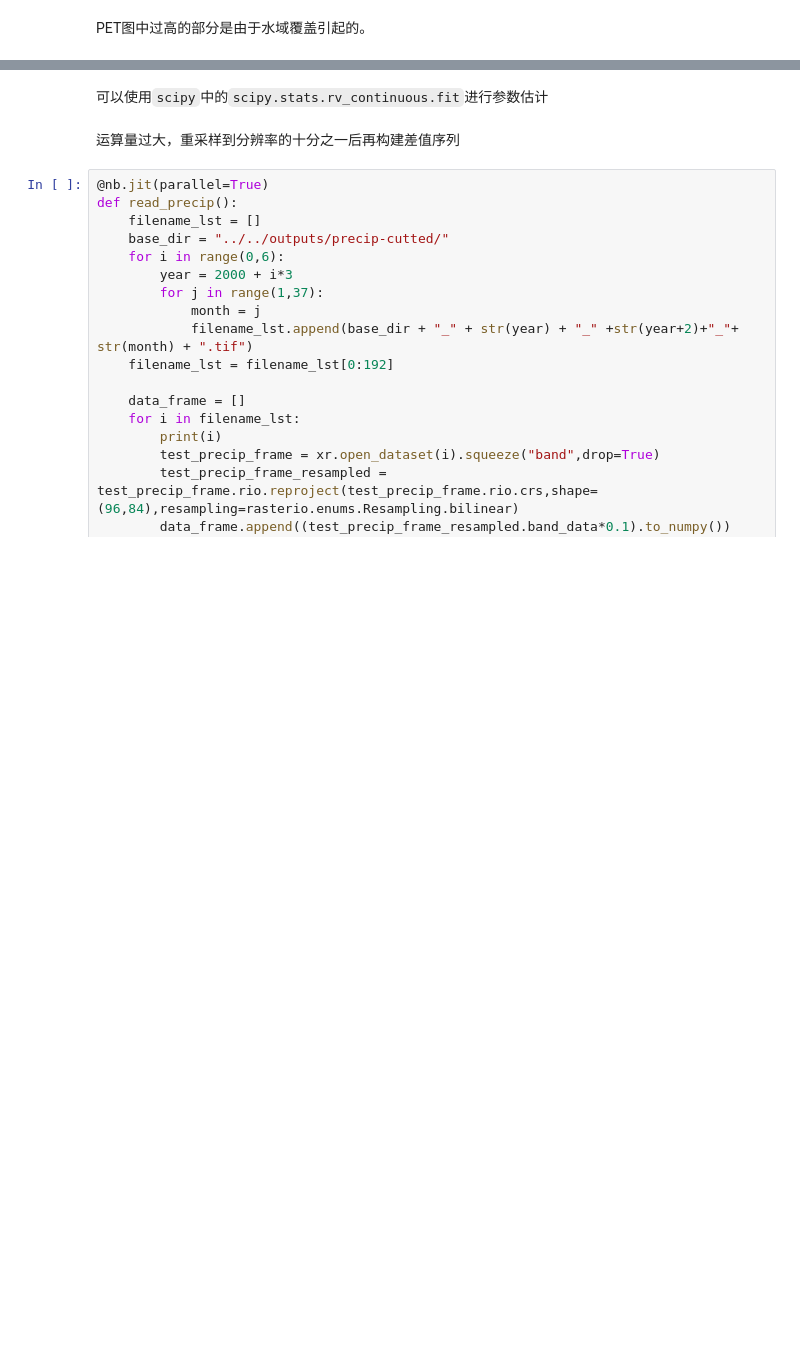
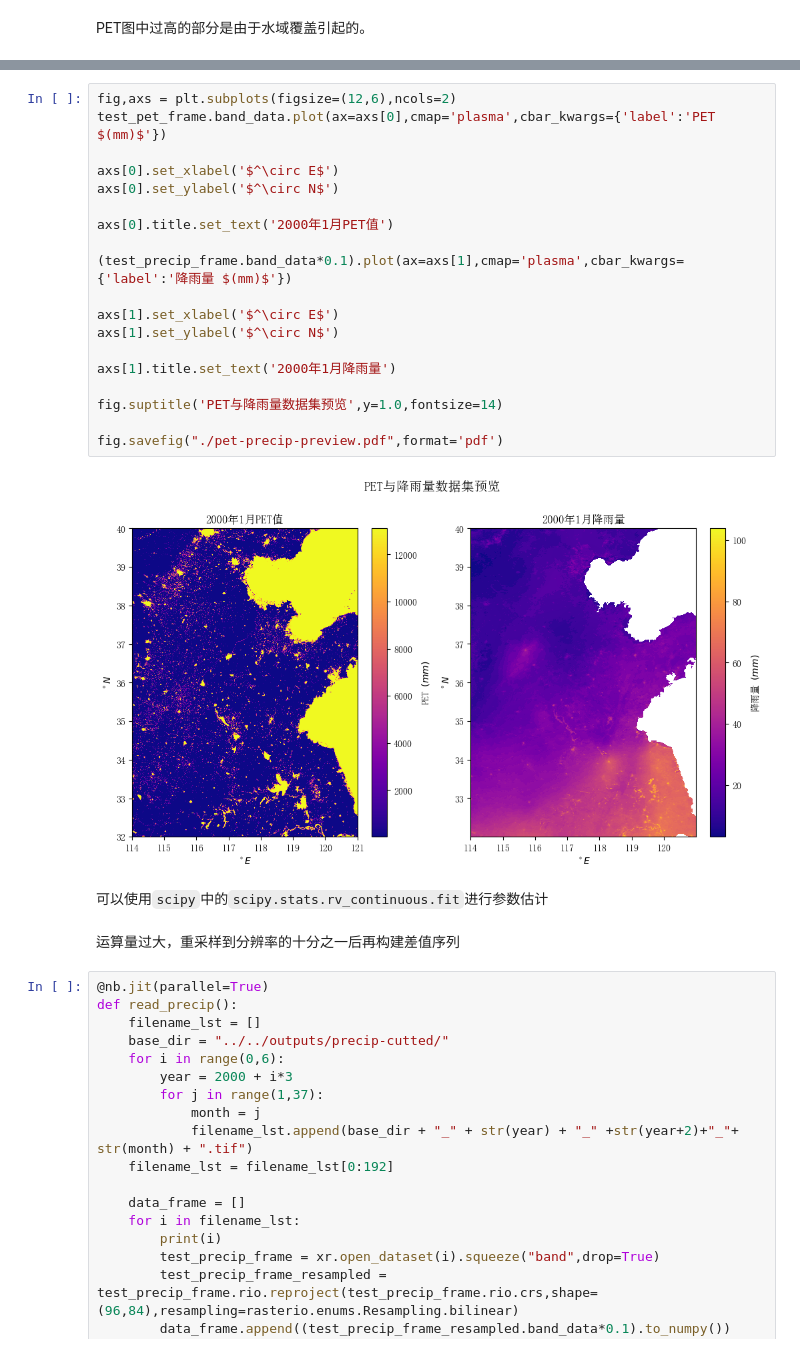
Before and after one commit to zyzh2002/risk_evaluation, a Jupyter notebook: scripts/calc/SPEI/calcSPEI.ipynb, the cells around one changed output, grey strips where cells are left out. Cells and saved outputs as stored; diff of their text form; blank space fills up the shorter version.

```diff
--- a/scripts/calc/SPEI/calcSPEI.ipynb
+++ b/scripts/calc/SPEI/calcSPEI.ipynb
@@ -93,3 +107,24 @@ PET图中过高的部分是由于水域覆盖引起的。
+# %%
+fig,axs = plt.subplots(figsize=(12,6),ncols=2)
+test_pet_frame.band_data.plot(ax=axs[0],cmap='plasma',cbar_kwargs={'label':'PET $(mm)$'})
+
+axs[0].set_xlabel('$^\circ E$')
+axs[0].set_ylabel('$^\circ N$')
+
+axs[0].title.set_text('2000年1月PET值')
+
+(test_precip_frame.band_data*0.1).plot(ax=axs[1],cmap='plasma',cbar_kwargs={'label':'降雨量 $(mm)$'})
+
+axs[1].set_xlabel('$^\circ E$')
+axs[1].set_ylabel('$^\circ N$')
+
+axs[1].title.set_text('2000年1月降雨量')
+
+fig.suptitle('PET与降雨量数据集预览',y=1.0,fontsize=14)
+
+fig.savefig("./pet-precip-preview.pdf",format='pdf')
+# %% [output]
+[figure, added]
 # %% [markdown]
 可以使用`scipy`中的`scipy.stats.rv_continuous.fit`进行参数估计
 # %% [markdown]
```
Also changed, not shown: parts of 5 cells of this notebook, 2 other files.
